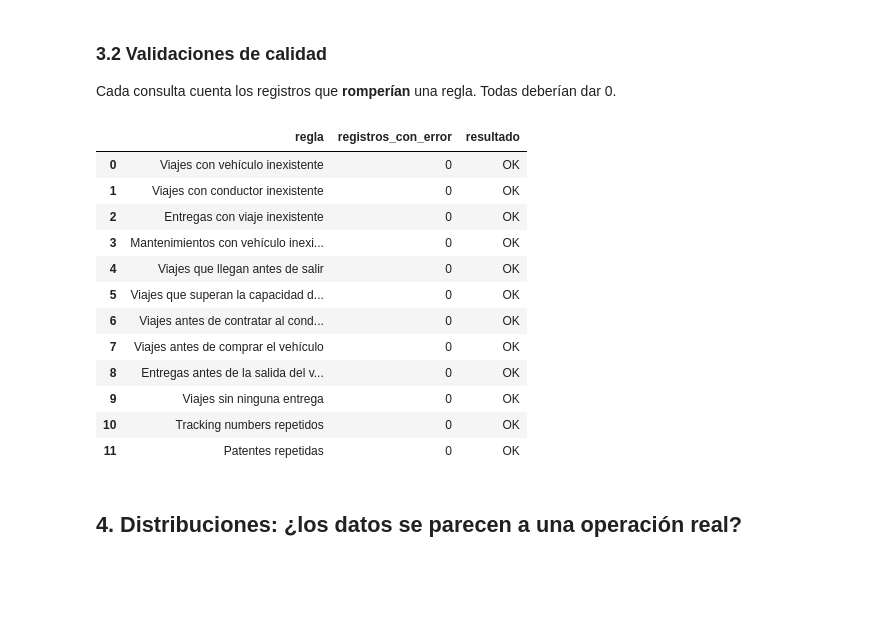
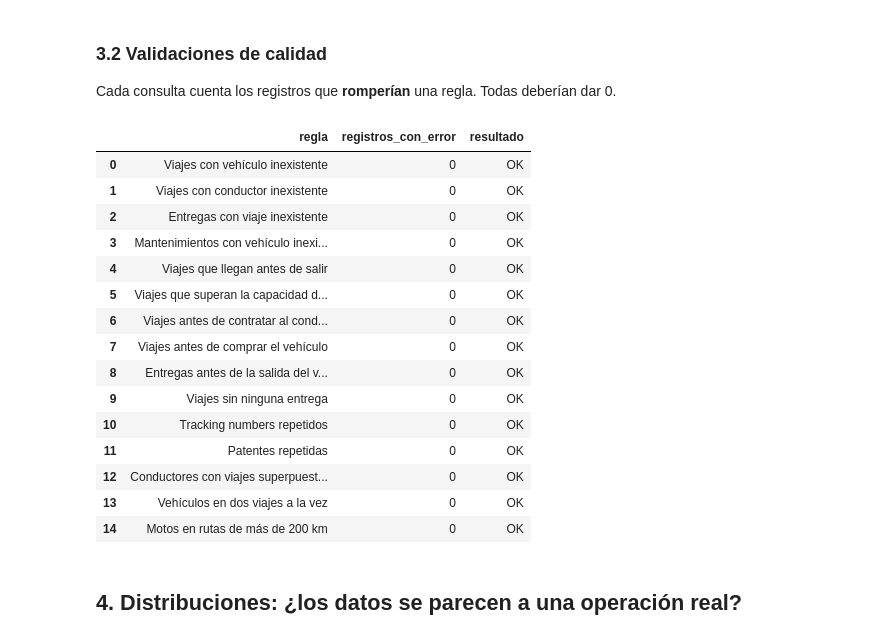
Before and after one commit to babottomas561-cell/ProyectoM2_TomasBabot, a Jupyter notebook: 1. Notebooks/Avance_1_DataGeneration.ipynb, the cells around one changed output. Cells and saved outputs as stored; diff of their text form; code cells hidden in the pictures; blank space fills up the shorter version.

```diff
--- a/1. Notebooks/Avance_1_DataGeneration.ipynb
+++ b/1. Notebooks/Avance_1_DataGeneration.ipynb
@@ -324,33 +348,45 @@ validaciones = {
     'Viajes antes de comprar el vehículo':
         'SELECT COUNT(*) FROM trips t JOIN vehicles v ON t.vehicle_id = v.vehicle_id WHERE t.departure_datetime::date < v.acquisition_date',
     'Entregas antes de la salida del viaje':
         'SELECT COUNT(*) FROM deliveries d JOIN trips t ON d.trip_id = t.trip_id WHERE d.delivered_datetime < t.departure_datetime',
     'Viajes sin ninguna entrega':
         'SELECT COUNT(*) FROM trips t WHERE NOT EXISTS (SELECT 1 FROM deliveries d WHERE d.trip_id = t.trip_id)',
     'Tracking numbers repetidos':
         'SELECT COUNT(*) - COUNT(DISTINCT tracking_number) FROM deliveries',
     'Patentes repetidas':
         'SELECT COUNT(*) - COUNT(DISTINCT license_plate) FROM vehicles',
+    'Conductores con viajes superpuestos o sin 8 h de descanso':
+        '''SELECT COUNT(*) FROM (SELECT departure_datetime, LAG(arrival_datetime) OVER (PARTITION BY driver_id
+           ORDER BY departure_datetime) AS anterior FROM trips) x WHERE departure_datetime < anterior + INTERVAL '8 hours' ''',
+    'Vehículos en dos viajes a la vez':
+        '''SELECT COUNT(*) FROM (SELECT departure_datetime, LAG(arrival_datetime) OVER (PARTITION BY vehicle_id
+           ORDER BY departure_datetime) AS anterior FROM trips) x WHERE departure_datetime < anterior''',
+    'Motos en rutas de más de 200 km':
+        '''SELECT COUNT(*) FROM trips t JOIN vehicles v ON t.vehicle_id = v.vehicle_id JOIN routes r ON t.route_id = r.route_id
+           WHERE v.vehicle_type = 'Motocicleta' AND r.distance_km > 200''',
 }
 filas = []
 for regla, sql in validaciones.items():
     errores = int(consulta(sql).iloc[0, 0])
     filas.append({'regla': regla, 'registros_con_error': errores, 'resultado': 'OK' if errores == 0 else 'ERROR'})
 pd.DataFrame(filas)
 # %% [output]
 |  | regla | registros_con_error | resultado |
 | 0 | Viajes con vehículo inexistente | 0 | OK |
 | 1 | Viajes con conductor inexistente | 0 | OK |
 | 2 | Entregas con viaje inexistente | 0 | OK |
 | 3 | Mantenimientos con vehículo inexi... | 0 | OK |
 | 4 | Viajes que llegan antes de salir | 0 | OK |
 | 5 | Viajes que superan la capacidad d... | 0 | OK |
 | 6 | Viajes antes de contratar al cond... | 0 | OK |
 | 7 | Viajes antes de comprar el vehículo | 0 | OK |
 | 8 | Entregas antes de la salida del v... | 0 | OK |
 | 9 | Viajes sin ninguna entrega | 0 | OK |
 | 10 | Tracking numbers repetidos | 0 | OK |
 | 11 | Patentes repetidas | 0 | OK |
+| 12 | Conductores con viajes superpuest... | 0 | OK |
+| 13 | Vehículos en dos viajes a la vez | 0 | OK |
+| 14 | Motos en rutas de más de 200 km | 0 | OK |
 # %% [markdown]
 ## 4. Distribuciones: ¿los datos se parecen a una operación real?
 # %%
```
Also changed, not shown: parts of 20 cells of this notebook, 25 other files.
